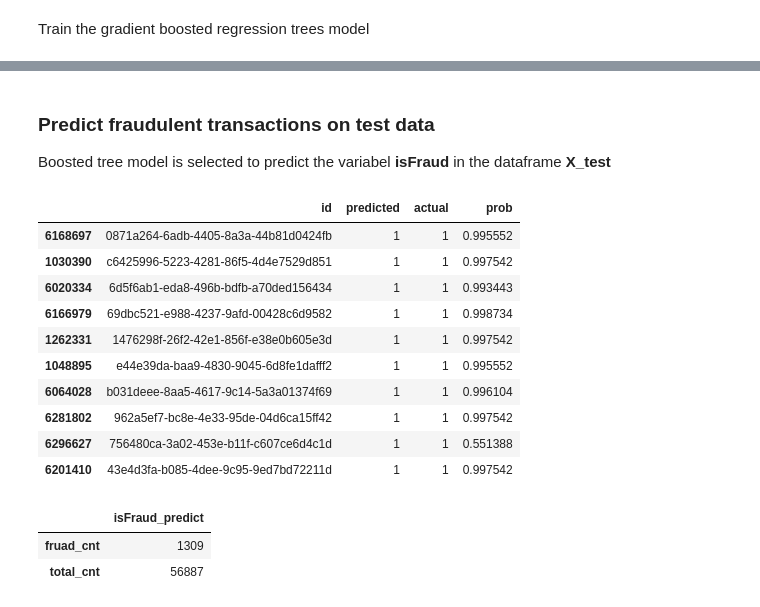
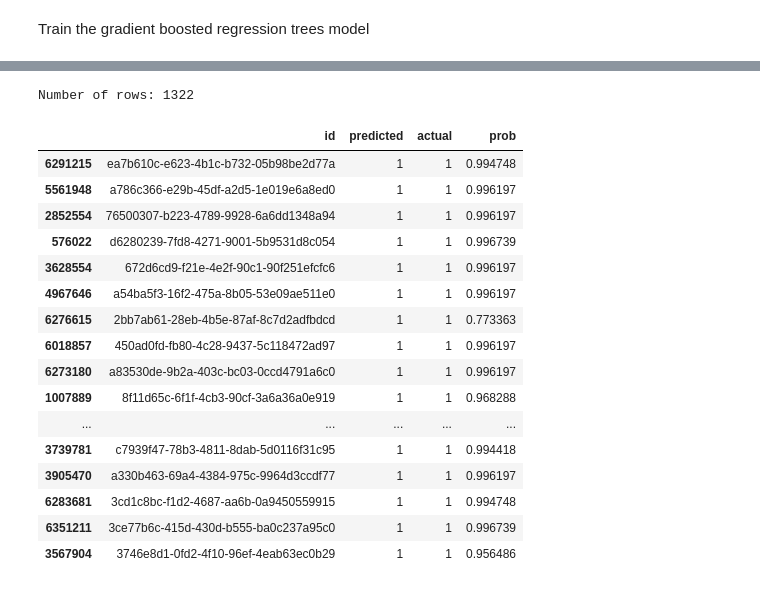
Before and after one commit to z252zhu/Fraud-Detection-on-Financial-Transactions-with-Machine-Learning, a Jupyter notebook: Fraud Detection on Financial Transactions with Machine Learning.ipynb, the cells around one changed output, grey strips where cells are left out. Cells and saved outputs as stored; diff of their text form; code cells hidden in the pictures.

```diff
--- a/Fraud Detection on Financial Transactions with Machine Learning.ipynb
+++ b/Fraud Detection on Financial Transactions with Machine Learning.ipynb
@@ -311,3 +331,13 @@ fraud_data_test_pred.head()
+# %%
+X = fraud_data_sample.copy()
+X['type'] = LabelEncoder().fit_transform(X['type'])
+y = X.pop('isFraud')
+
+explanatory_vairables = ['type', 'amount', 'oldbalanceOrig', 'newbalanceOrig', 'oldbalanceDest', 'newbalanceDest']
+aggregate_scores = ['precision', 'recall', 'accuracy', 'f1', 'roc_auc']
+
+# Split the data into training and testing sets
+X_train, X_test, y_train, y_test = train_test_split(X, y, test_size=20/100, random_state=seed)
 # %% [markdown]
 Train the logistic regression model
 # %%
@@ -336,19 +357,11 @@ Mean roc_auc score: 0.981 (0.004)
 # %% [markdown]
 Train the gradient boosted regression trees model
 # %%
-X = fraud_data_model.copy()
-X.drop(columns=['origzeroFlag', 'destzeroFlag', 'amountError', 'id'], inplace=True)
-X['type'] = LabelEncoder().fit_transform(X['type'])
-y = X.pop('isFraud')
-
-# Split the data into training and testing sets
-X_train, X_test, y_train, y_test = train_test_split(X, y, test_size=20/100, random_state=seed)
-
 # Create and fit the Gradient Boosting Classifier model
 boosted_tree_model = GradientBoostingClassifier(random_state=seed)
-boosted_tree_model.fit(X_train, y_train)
+boosted_tree_model.fit(X_train[explanatory_vairables], y_train)
 
 for score in aggregate_scores:
-    scores = cross_val_score(boosted_tree_model, X, y, scoring=score, n_jobs=-1)
+    scores = cross_val_score(boosted_tree_model, X[explanatory_vairables], y, scoring=score, n_jobs=-1)
     print('Mean {} score: {:.3f} ({:.3f})'.format(score, scores.mean(), scores.std()))
 # %% [output]
@@ -364,43 +383,37 @@ Initially, the k-means clustering is applied to identify anomalies - suspicious
-# %% [markdown]
-### Predict fraudulent transactions on test data
-
-Boosted tree model is selected to predict the variabel **isFraud** in the dataframe **X_test**
 # %%
-X_test = fraud_data_test.drop(['origzeroFlag', 'destzeroFlag', 'amountError', 'id', 'isFraud'], axis=1)
-X_test['type'] = LabelEncoder().fit_transform(X_test['type'])
-isFraud_predict = boosted_tree_model.predict(X_test)
-predicted_probs = boosted_tree_model.predict_proba(X_test)[:, 1]
+y_pred = boosted_tree_model.predict(X_test[explanatory_vairables])
+predicted_probs = boosted_tree_model.predict_proba(X_test[explanatory_vairables])[:, 1]
 
 # Create a DataFrame with predictions and actual values
 results = pd.DataFrame({
-    'id': fraud_data_test['id'],
-    'predicted': isFraud_predict,
-    'actual': fraud_data_test['isFraud'],
+    'id': X_test['id'],
+    'predicted': y_pred,
+    'actual': y_test,
     'prob': predicted_probs
 })
 
 # Filter results where predicted label is 1 and probability > 0.5
-filtered_results = results[(results['predicted'] == 1) & (results['prob'] > 0.5)]
+filtered_results = results[(results['predicted']==1) & (results['prob']>0.5)]
 
 # Display the filtered results
-filtered_results.sample(10)
+print('Number of rows: {}'.format(filtered_results.shape[0]))
+filtered_results.sample(20)
 # %% [output]
+Number of rows: 1322
 |  | id | predicted | actual | prob |
-| 6168697 | 0871a264-6adb-4405-8a3a-44b81d0424fb | 1 | 1 | 0.995552 |
-| 1030390 | c6425996-5223-4281-86f5-4d4e7529d851 | 1 | 1 | 0.997542 |
-| 6020334 | 6d5f6ab1-eda8-496b-bdfb-a70ded156434 | 1 | 1 | 0.993443 |
-| 6166979 | 69dbc521-e988-4237-9afd-00428c6d9582 | 1 | 1 | 0.998734 |
-| 1262331 | 1476298f-26f2-42e1-856f-e38e0b605e3d | 1 | 1 | 0.997542 |
-| 1048895 | e44e39da-baa9-4830-9045-6d8fe1dafff2 | 1 | 1 | 0.995552 |
-| 6064028 | b031deee-8aa5-4617-9c14-5a3a01374f69 | 1 | 1 | 0.996104 |
-| 6281802 | 962a5ef7-bc8e-4e33-95de-04d6ca15ff42 | 1 | 1 | 0.997542 |
-| 6296627 | 756480ca-3a02-453e-b11f-c607ce6d4c1d | 1 | 1 | 0.551388 |
-| 6201410 | 43e4d3fa-b085-4dee-9c95-9ed7bd72211d | 1 | 1 | 0.997542 |
+| 6291215 | ea7b610c-e623-4b1c-b732-05b98be2d77a | 1 | 1 | 0.994748 |
+| 5561948 | a786c366-e29b-45df-a2d5-1e019e6a8ed0 | 1 | 1 | 0.996197 |
+| 2852554 | 76500307-b223-4789-9928-6a6dd1348a94 | 1 | 1 | 0.996197 |
+| 576022 | d6280239-7fd8-4271-9001-5b9531d8c054 | 1 | 1 | 0.996739 |
+| 3628554 | 672d6cd9-f21e-4e2f-90c1-90f251efcfc6 | 1 | 1 | 0.996197 |
+| 4967646 | a54ba5f3-16f2-475a-8b05-53e09ae511e0 | 1 | 1 | 0.996197 |
+| 6276615 | 2bb7ab61-28eb-4b5e-87af-8c7d2adfbdcd | 1 | 1 | 0.773363 |
+| 6018857 | 450ad0fd-fb80-4c28-9437-5c118472ad97 | 1 | 1 | 0.996197 |
+| 6273180 | a83530de-9b2a-403c-bc03-0ccd4791a6c0 | 1 | 1 | 0.996197 |
+| 1007889 | 8f11d65c-6f1f-4cb3-90cf-3a6a36a0e919 | 1 | 1 | 0.968288 |
+| ... | ... | ... | ... | ... |
+| 3739781 | c7939f47-78b3-4811-8dab-5d0116f31c95 | 1 | 1 | 0.994418 |
+| 3905470 | a330b463-69a4-4384-975c-9964d3ccdf77 | 1 | 1 | 0.996197 |
+| 6283681 | 3cd1c8bc-f1d2-4687-aa6b-0a9450559915 | 1 | 1 | 0.994748 |
+| 6351211 | 3ce77b6c-415d-430d-b555-ba0c237a95c0 | 1 | 1 | 0.996739 |
+| 3567904 | 3746e8d1-0fd2-4f10-96ef-4eab63ec0b29 | 1 | 1 | 0.956486 |
-# %%
-fraud_data_test_pred = fraud_data_test.copy()
-fraud_data_test_pred['isFraud_predict'] = isFraud_predict
-fraud_data_test_pred.agg(fruad_cnt=('isFraud_predict', 'sum'), total_cnt=('isFraud_predict', 'count'))
-# %% [output]
-|  | isFraud_predict |
-| fruad_cnt | 1309 |
-| total_cnt | 56887 |
```
Also changed, not shown: parts of 21 cells of this notebook.
